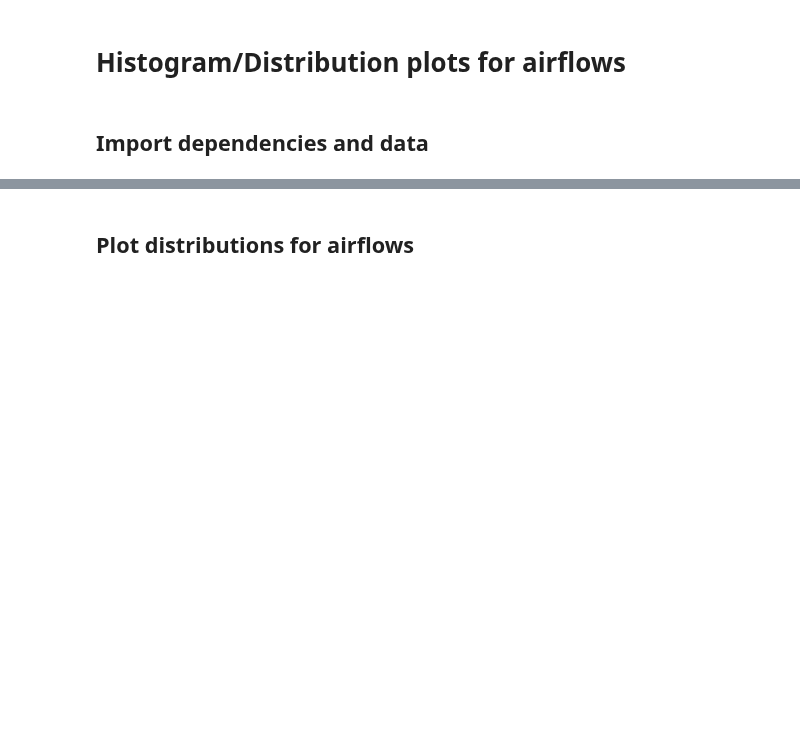
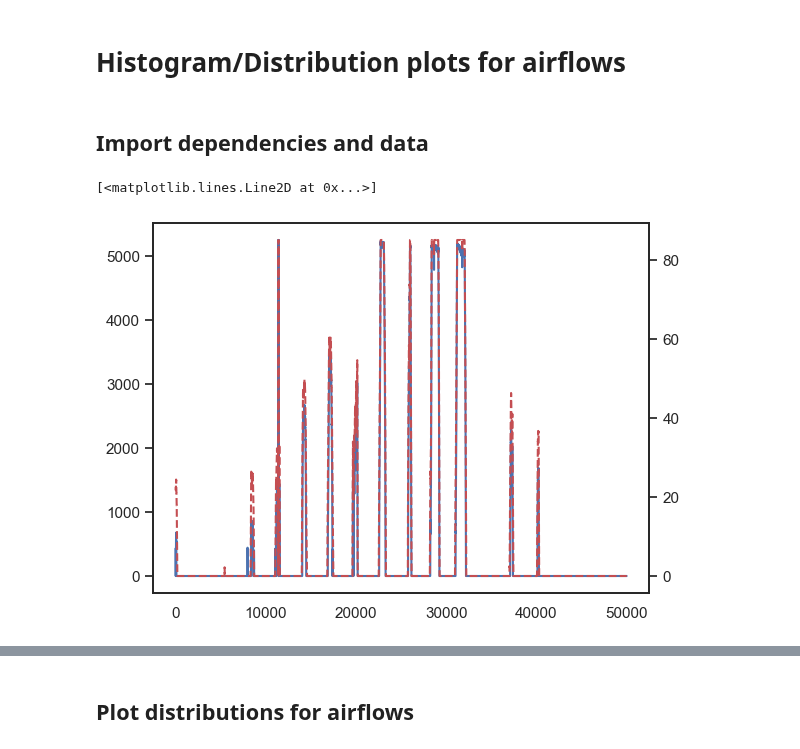
Before and after one commit to oStglnd/rise-gh, a Jupyter notebook: plotting/flow_states_plots.ipynb, the cells around one changed output, grey strips where cells are left out. Cells and saved outputs as stored; diff of their text form; code cells hidden in the pictures; blank space fills up the shorter version.

```diff
--- a/plotting/flow_states_plots.ipynb
+++ b/plotting/flow_states_plots.ipynb
@@ -30,3 +30,12 @@ data = pd.read_csv(
 # convert index.date col to datetime
 #data.index = pd.to_datetime(data.index.values)
 data.loc[:, ('time', 'date')] = pd.to_datetime(data.time.date)
+# %%
+fig, ax1 = plt.subplots()
+ax1.plot(data.flow.TA02_GP101.values[-50000:])
+
+ax2 = ax1.twinx()
+ax2.plot(data.state.TA02_output.values[-50000:], 'r--')
+# %% [output]
+[<matplotlib.lines.Line2D at 0x...>]
+[figure, added]
```
Also changed, not shown: parts of 13 cells of this notebook, 6 other files.
